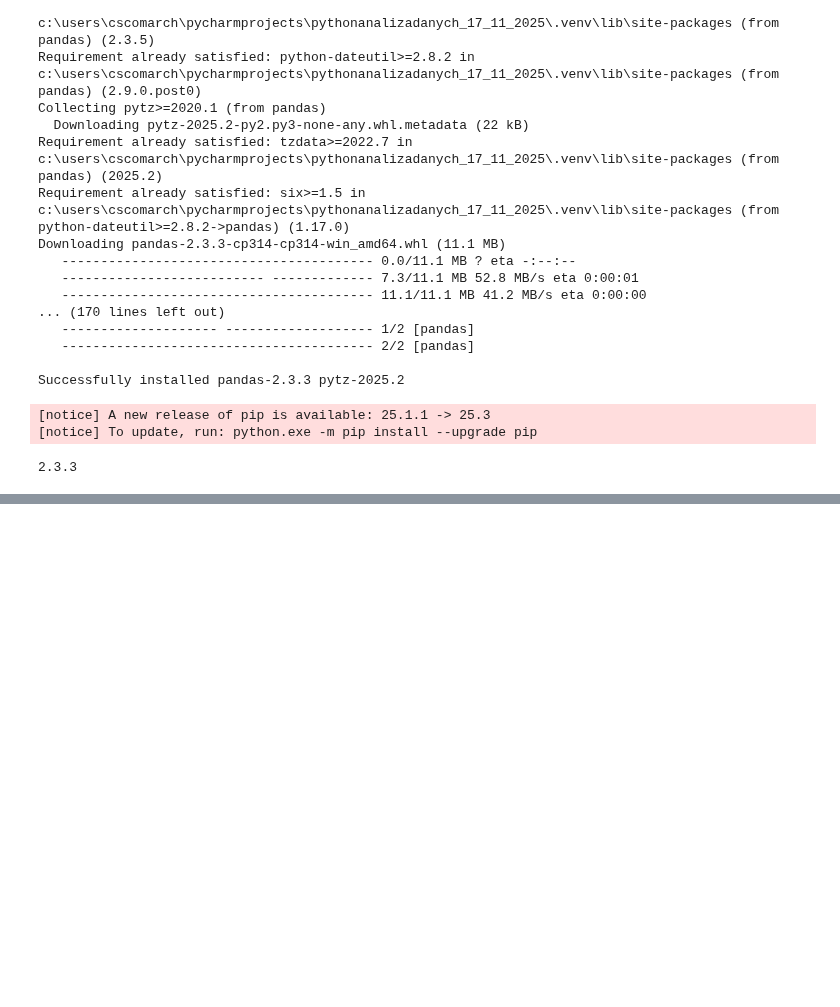
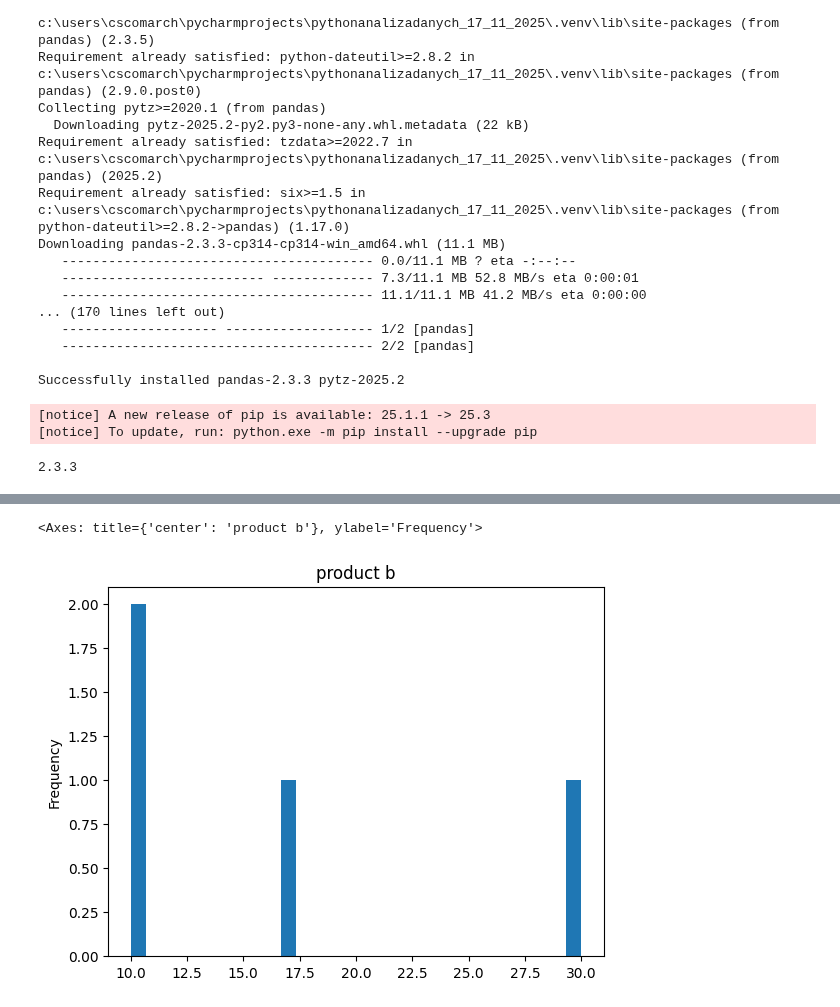
Before and after one commit to rajkonkret/PythonAnalizaDanych_17_11_2025, a Jupyter notebook: cwiczenie2_pandas.ipynb, the cells around one changed output, grey strips where cells are left out. Cells and saved outputs as stored; diff of their text form; code cells hidden in the pictures; blank space fills up the shorter version.

```diff
--- a/cwiczenie2_pandas.ipynb
+++ b/cwiczenie2_pandas.ipynb
@@ -38,3 +38,6 @@ product_data = {
 }
 # %%
 miasta = ["Kielce", "Poznań", "Warszwa", "Kraków"]
+# %%
+# tworzymy DataFrame (tabele)
+data = pd.DataFrame(product_data, index=miasta)
@@ -40,0 +78,5 @@ miasta = ["Kielce", "Poznań", "Warszwa", "Kraków"]
+# %%
+data['product b'].plot(kind='hist', bins=30, title="product b")
+# %% [output]
+<Axes: title={'center': 'product b'}, ylabel='Frequency'>
+[figure, added]
```
Also changed, not shown: parts of 5 cells of this notebook.
